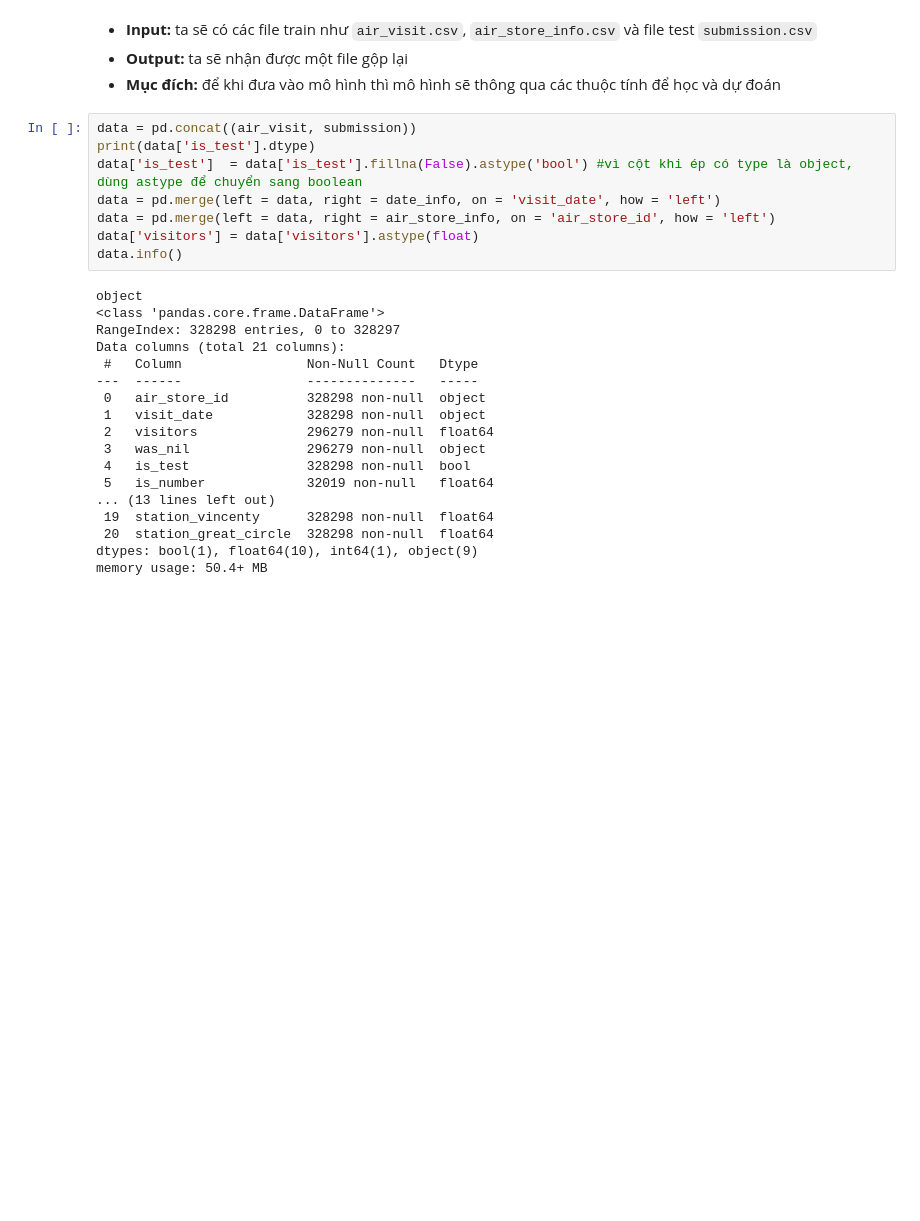
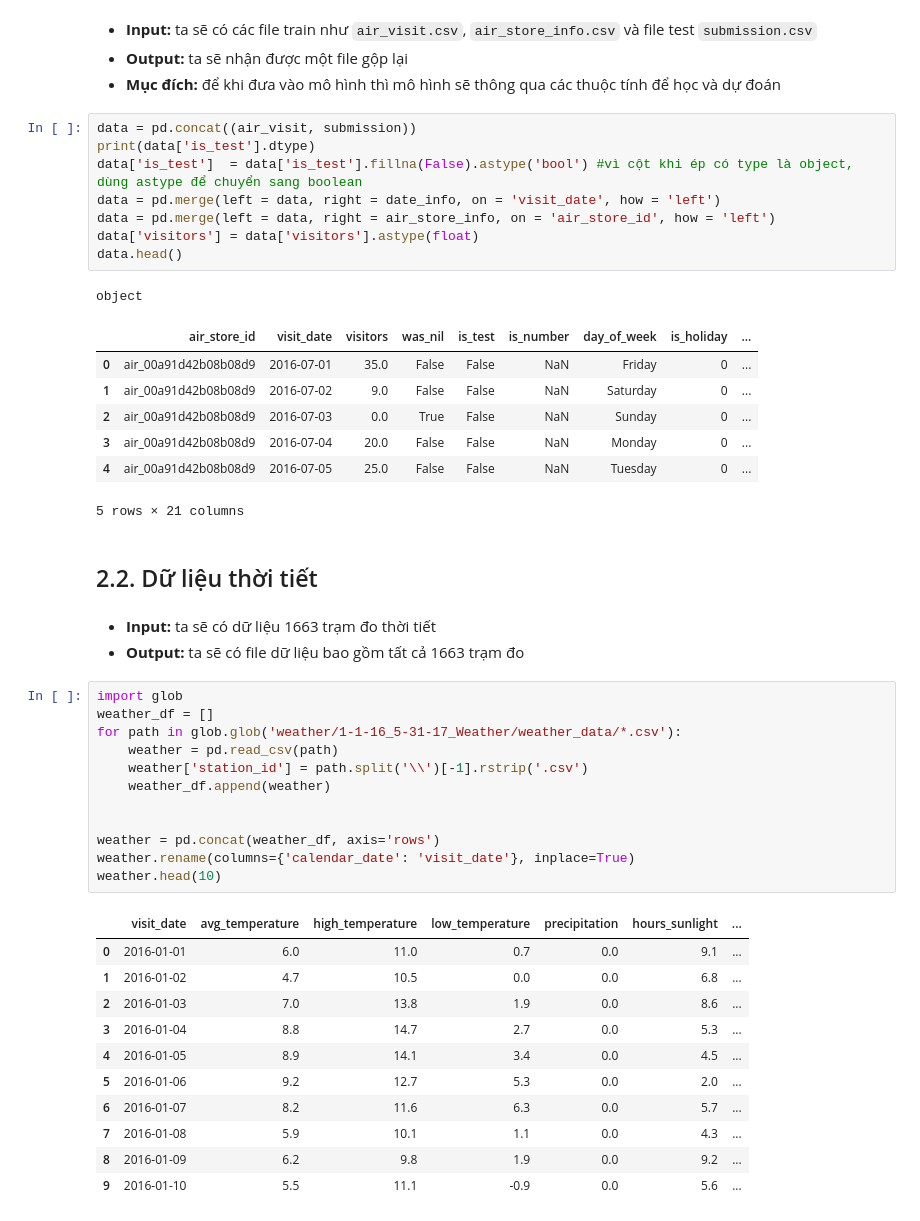
Before and after one commit to chongyeonsoo/PythonKHDL, a Jupyter notebook: report.ipynb, the cells around one changed output. Saved outputs shown, nothing was run; the diff lists cells and outputs as text; blank space fills up the shorter version.

```diff
--- a/report.ipynb
+++ b/report.ipynb
@@ -136,22 +136,42 @@ data['is_test']  = data['is_test'].fillna(False).astype('bool') #vì cột khi
 data = pd.merge(left = data, right = date_info, on = 'visit_date', how = 'left')
 data = pd.merge(left = data, right = air_store_info, on = 'air_store_id', how = 'left')
 data['visitors'] = data['visitors'].astype(float)
-data.info()
+data.head()
 # %% [output]
 object
-<class 'pandas.core.frame.DataFrame'>
-RangeIndex: 328298 entries, 0 to 328297
-Data columns (total 21 columns):
- #   Column                Non-Null Count   Dtype
----  ------                --------------   -----
- 0   air_store_id          328298 non-null  object
- 1   visit_date            328298 non-null  object
- 2   visitors              296279 non-null  float64
- 3   was_nil               296279 non-null  object
- 4   is_test               328298 non-null  bool
- 5   is_number             32019 non-null   float64
-... (13 lines left out)
- 19  station_vincenty      328298 non-null  float64
- 20  station_great_circle  328298 non-null  float64
-dtypes: bool(1), float64(10), int64(1), object(9)
-memory usage: 50.4+ MB
+|  | air_store_id | visit_date | visitors | was_nil | is_test | is_number | day_of_week | is_holiday | ... |
+| 0 | air_00a91d42b08b08d9 | 2016-07-01 | 35.0 | False | False | NaN | Friday | 0 | ... |
+| 1 | air_00a91d42b08b08d9 | 2016-07-02 | 9.0 | False | False | NaN | Saturday | 0 | ... |
+| 2 | air_00a91d42b08b08d9 | 2016-07-03 | 0.0 | True | False | NaN | Sunday | 0 | ... |
+| 3 | air_00a91d42b08b08d9 | 2016-07-04 | 20.0 | False | False | NaN | Monday | 0 | ... |
+| 4 | air_00a91d42b08b08d9 | 2016-07-05 | 25.0 | False | False | NaN | Tuesday | 0 | ... |
+5 rows × 21 columns
+# %% [markdown]
+## 2.2. Dữ liệu thời tiết
+# %% [markdown]
+- **Input:** ta sẽ có dữ liệu 1663 trạm đo thời tiết
+- **Output:** ta sẽ có file dữ liệu bao gồm tất cả 1663 trạm đo
+# %%
+import glob
+weather_df = []
+for path in glob.glob('weather/1-1-16_5-31-17_Weather/weather_data/*.csv'):
+    weather = pd.read_csv(path)
+    weather['station_id'] = path.split('\\')[-1].rstrip('.csv')
+    weather_df.append(weather)
+
+
+weather = pd.concat(weather_df, axis='rows')
+weather.rename(columns={'calendar_date': 'visit_date'}, inplace=True)
+weather.head(10)
+# %% [output]
+|  | visit_date | avg_temperature | high_temperature | low_temperature | precipitation | hours_sunlight | ... |
+| 0 | 2016-01-01 | 6.0 | 11.0 | 0.7 | 0.0 | 9.1 | ... |
+| 1 | 2016-01-02 | 4.7 | 10.5 | 0.0 | 0.0 | 6.8 | ... |
+| 2 | 2016-01-03 | 7.0 | 13.8 | 1.9 | 0.0 | 8.6 | ... |
+| 3 | 2016-01-04 | 8.8 | 14.7 | 2.7 | 0.0 | 5.3 | ... |
+| 4 | 2016-01-05 | 8.9 | 14.1 | 3.4 | 0.0 | 4.5 | ... |
+| 5 | 2016-01-06 | 9.2 | 12.7 | 5.3 | 0.0 | 2.0 | ... |
+| 6 | 2016-01-07 | 8.2 | 11.6 | 6.3 | 0.0 | 5.7 | ... |
+| 7 | 2016-01-08 | 5.9 | 10.1 | 1.1 | 0.0 | 4.3 | ... |
+| 8 | 2016-01-09 | 6.2 | 9.8 | 1.9 | 0.0 | 9.2 | ... |
+| 9 | 2016-01-10 | 5.5 | 11.1 | -0.9 | 0.0 | 5.6 | ... |
```
Also changed, not shown: parts of 7 cells of this notebook.
